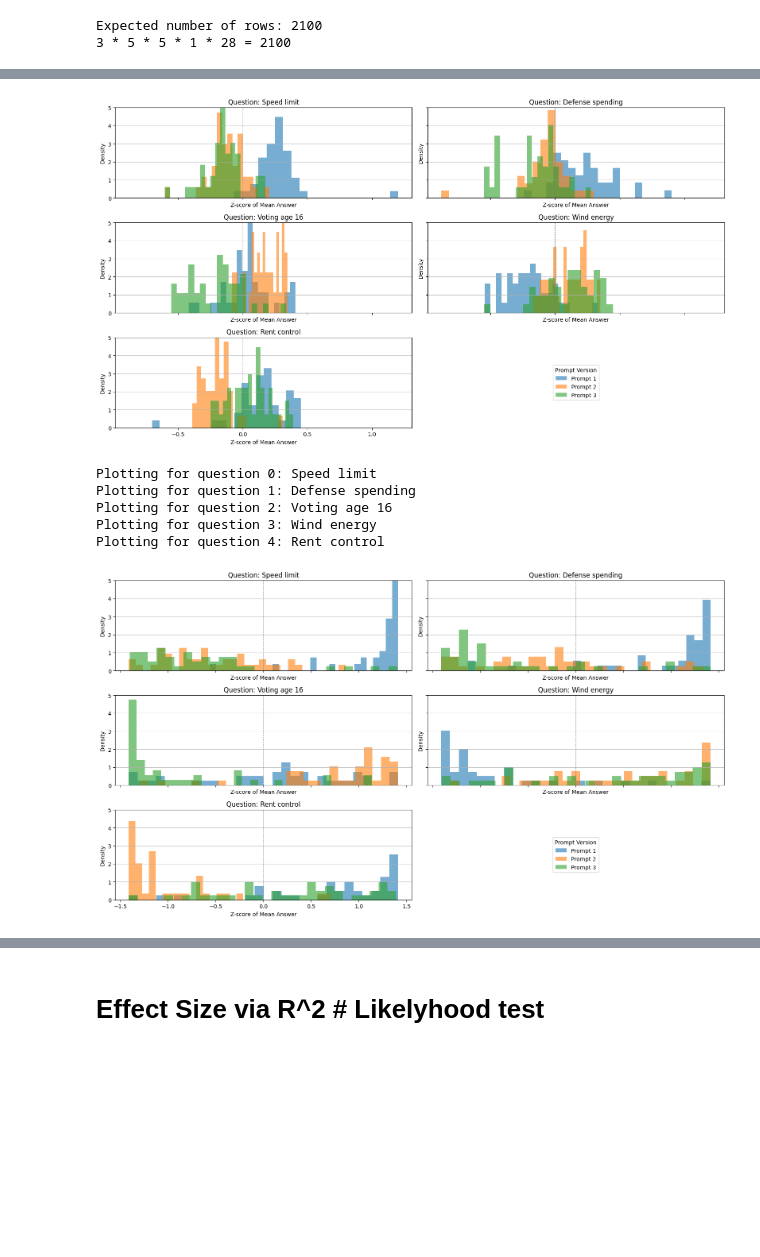
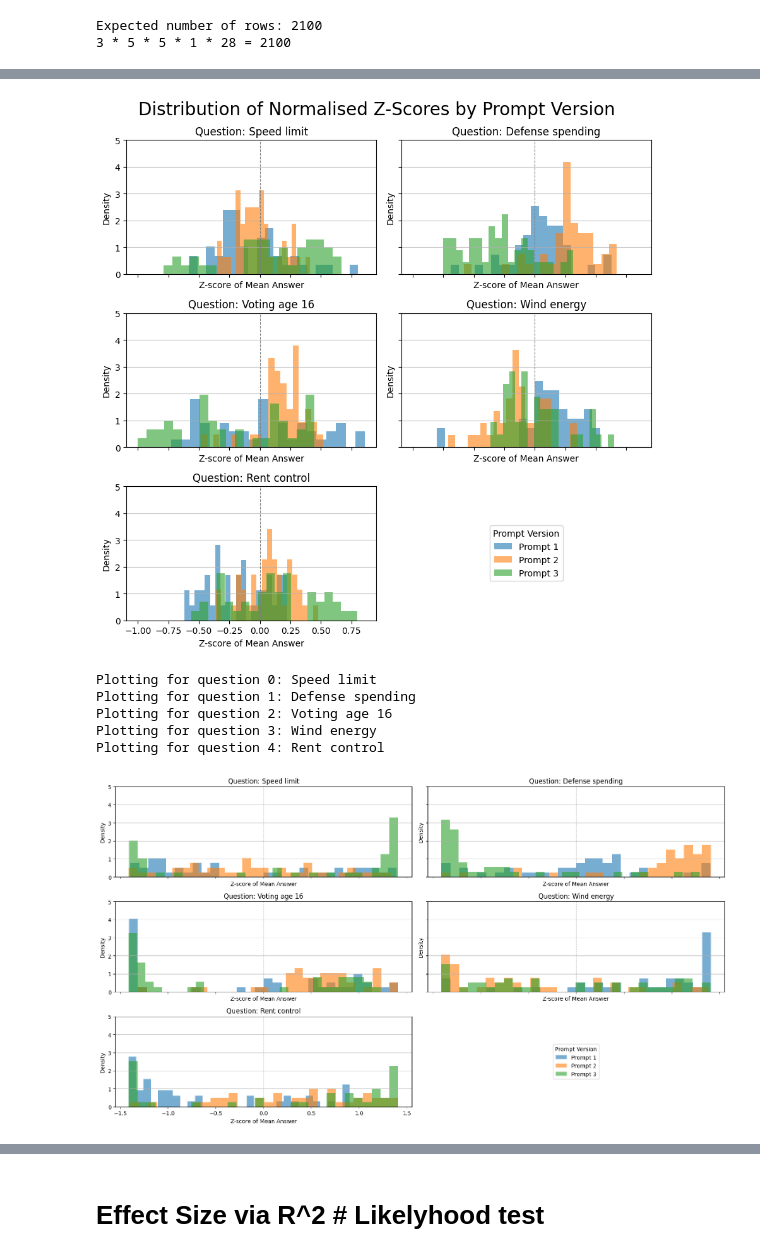
Before and after one commit to LawrenceFulton/SAUCE, a Jupyter notebook: analyze/lmm.ipynb, the cells around one changed output, grey strips where cells are left out. Drawn from its saved outputs; the diff is of its cells as text; code cells hidden in the pictures; blank space fills up the shorter version.

```diff
--- a/analyze/lmm.ipynb
+++ b/analyze/lmm.ipynb
@@ -48,7 +48,7 @@ all_answers_versions = pd.DataFrame()
 
 for question_index in QUESTION_INDICES:
 
-    config_path = os.path.join(notebook_path, f"../config/question_{question_index}")
+    config_path = os.path.join(notebook_path, f"../config_merged/question_{question_index}")
     print(config_path)
     # get name of all subdirectories in ../configs
     subdirs = [
@@ -510,7 +509,9 @@ prompt_labels = {
     2: "Prompt 3"
 }
 
-fig, axes = plt.subplots(3, 2, figsize=(16, 9), sharex=True, sharey=True)
+fig, axes = plt.subplots(3, 2, figsize=(9, 9), sharex=True, sharey=True)
+
+
 axes = axes.flatten()
 
 n_questions = len(plot_df["question_index"].unique())
@@ -535,10 +536,6 @@ for ax, question in zip(axes, plot_df["question_index"].unique()):
                 )
                 z_score = scaler.transform(np.array([[mean]]))[0][0]
                 normalised_df[prompt_v].append(z_score)
-
-
-
-
 
 
     versions_sorted = sorted(normalised_df.keys())
@@ -547,35 +544,41 @@ for ax, question in zip(axes, plot_df["question_index"].unique()):
         version_data = normalised_df[prompt_v]
         ax.hist(
             version_data,
             bins=20,
             alpha=0.6,
             label=prompt_labels[prompt_v],
             density=True,
             histtype="stepfilled",
         )
 
     ax.axvline(0, color='grey', linestyle='--', linewidth=0.8)
     ax.set_title(f"Question: {QUESTIONS_SHORT_EN[int(question)]}")
     ax.set_xlabel("Z-score of Mean Answer")
     ax.set_ylabel("Density")
     ax.set_ylim(0, 5)
     ax.grid(axis='y', alpha=0.75)
 
 if n_questions < len(axes):
     legend_ax = axes[n_questions]
     legend_ax.axis("off")  # hide axis
     handles, labels = axes[0].get_legend_handles_labels()
     legend_ax.legend(handles, labels, title="Prompt Version", loc="center")
 
 # Hide any additional unused axes (in case of fewer than 5)
 for ax in axes[n_questions+1:]:
     ax.set_visible(False)
 
+
+fig.suptitle("Distribution of Normalised Z-Scores by Prompt Version", fontsize=20)
+plt.tight_layout(rect=[0, 0, 1, 0.96])
+
+
+
 plt.tight_layout()
-# plt.savefig("figures/normalised_answer_distributions.pdf")
+plt.savefig("figures/normalised_answer_distributions.pdf")
 plt.show()
 # %% [output]
-[figure, old version]
+[figure, new version]
 # %%
 prompt_labels = {
     0: "Prompt 1",
@@ -652,7 +655,7 @@ Plotting for question 1: Defense spending
 Plotting for question 2: Voting age 16
 Plotting for question 3: Wind energy
 Plotting for question 4: Rent control
-[figure, old version]
+[figure, new version]
 # %%
 import seaborn as sns
 
```
Also changed, not shown: parts of 27 cells of this notebook, 10 other files.
